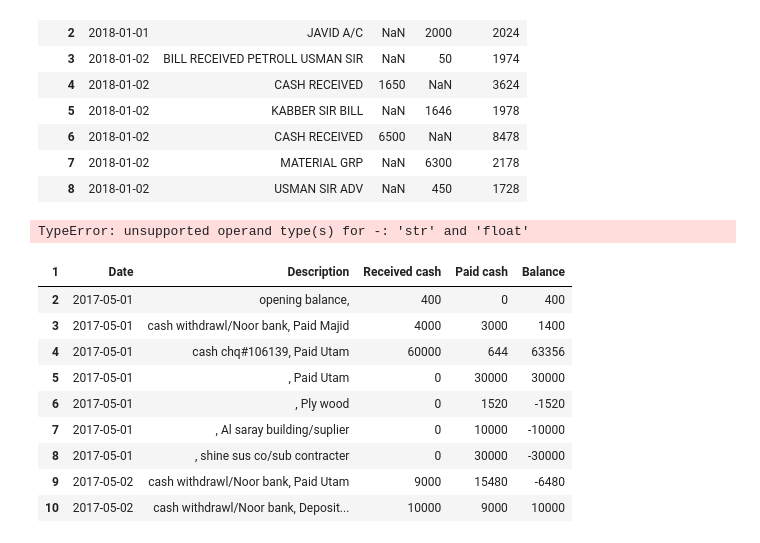
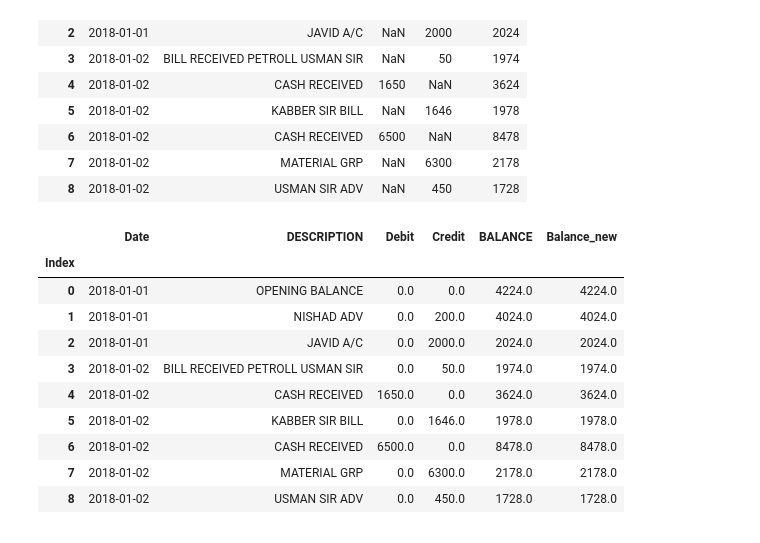
Before and after one commit to Pphhaaaddd/data-analysis, a Jupyter notebook: practice01/Working with Excel.ipynb, the cells around one changed output. Drawn from its saved outputs; the diff is of its cells as text; code cells hidden in the pictures.

```diff
--- a/practice01/Working with Excel.ipynb
+++ b/practice01/Working with Excel.ipynb
@@ -69,45 +61,33 @@ df1[0:9]
 | 6 | 2018-01-02 | CASH RECEIVED | 6500 | NaN | 8478 |
 | 7 | 2018-01-02 | MATERIAL GRP | NaN | 6300 | 2178 |
 | 8 | 2018-01-02 | USMAN SIR ADV | NaN | 450 | 1728 |
-# %%
-
-#Replace NaN numbers values with 0
-df1.iloc[:,[1,2]]=df1.fillna(0)
-
-
-df1["Balance_new"] = 0
-df1.iloc[0,5] = df1.iloc[0, 2] - df1.iloc[0,3]
-
-for i in range(1, len(df1)):
-    # Get the previous balance as well as current payments
-    prev_balance = df1.iloc[i-1,5]
-    reveived = df1.iloc[i, 2]
-    paid = df1.iloc[i,3]
-
-    df1.iloc[i,5] = prev_balance + reveived - paid
-df1
-
-df1[:9]
-# %% [output]
-TypeError: unsupported operand type(s) for -: 'str' and 'float'
 # %%
-#Fill NaN number values with 0
-df1.iloc[:,[2,3]]=df1.fillna(')
+#Replace NaN numbers values with 0
+df1.iloc[:,[2,3]]=df1.fillna(0)
 
 #Fill NaN Dates with previous date
 df1.iloc[:,0]=df1.fillna(method='ffill')
 
-#Change Date type
-df1['Date'] = df1['Date'].astype('datetime64[ns]')
+#Change the numbers to float64 type
+df1['Debit'] = df1['Debit'].astype('float64')
+df1['Credit'] = df1['Credit'].astype('float64')
+df1.iloc[:,[4]] = df1.iloc[:,[4]].astype('float64')
+
+df1.iloc[:,[1]] = df1.iloc[:,[1]].astype('str')
+
+#Checking maually entered balance
+df1["Balance_new"] = df1['Debit'].cumsum() - df1['Credit'].cumsum() + df1.iloc[0, 4]
+
 df1[:9]
 # %% [output]
-| 1 | Date | Description | Received cash | Paid cash | Balance |
-| 2 | 2017-05-01 | opening balance, | 400 | 0 | 400 |
-| 3 | 2017-05-01 | cash withdrawl/Noor bank, Paid Majid | 4000 | 3000 | 1400 |
-| 4 | 2017-05-01 | cash chq#106139, Paid Utam | 60000 | 644 | 63356 |
-| 5 | 2017-05-01 | , Paid Utam | 0 | 30000 | 30000 |
-| 6 | 2017-05-01 | , Ply wood | 0 | 1520 | -1520 |
-| 7 | 2017-05-01 | , Al saray building/suplier | 0 | 10000 | -10000 |
-| 8 | 2017-05-01 | , shine sus co/sub contracter | 0 | 30000 | -30000 |
-| 9 | 2017-05-02 | cash withdrawl/Noor bank, Paid Utam | 9000 | 15480 | -6480 |
-| 10 | 2017-05-02 | cash withdrawl/Noor bank, Deposit... | 10000 | 9000 | 10000 |
+|  | Date | DESCRIPTION | Debit | Credit | BALANCE | Balance_new |
+| Index |  |  |  |  |  |  |
+| 0 | 2018-01-01 | OPENING BALANCE | 0.0 | 0.0 | 4224.0 | 4224.0 |
+| 1 | 2018-01-01 | NISHAD ADV | 0.0 | 200.0 | 4024.0 | 4024.0 |
+| 2 | 2018-01-01 | JAVID A/C | 0.0 | 2000.0 | 2024.0 | 2024.0 |
+| 3 | 2018-01-02 | BILL RECEIVED PETROLL USMAN SIR | 0.0 | 50.0 | 1974.0 | 1974.0 |
+| 4 | 2018-01-02 | CASH RECEIVED | 1650.0 | 0.0 | 3624.0 | 3624.0 |
+| 5 | 2018-01-02 | KABBER SIR BILL | 0.0 | 1646.0 | 1978.0 | 1978.0 |
+| 6 | 2018-01-02 | CASH RECEIVED | 6500.0 | 0.0 | 8478.0 | 8478.0 |
+| 7 | 2018-01-02 | MATERIAL GRP | 0.0 | 6300.0 | 2178.0 | 2178.0 |
+| 8 | 2018-01-02 | USMAN SIR ADV | 0.0 | 450.0 | 1728.0 | 1728.0 |
```
Also changed, not shown: parts of 8 cells of this notebook.
